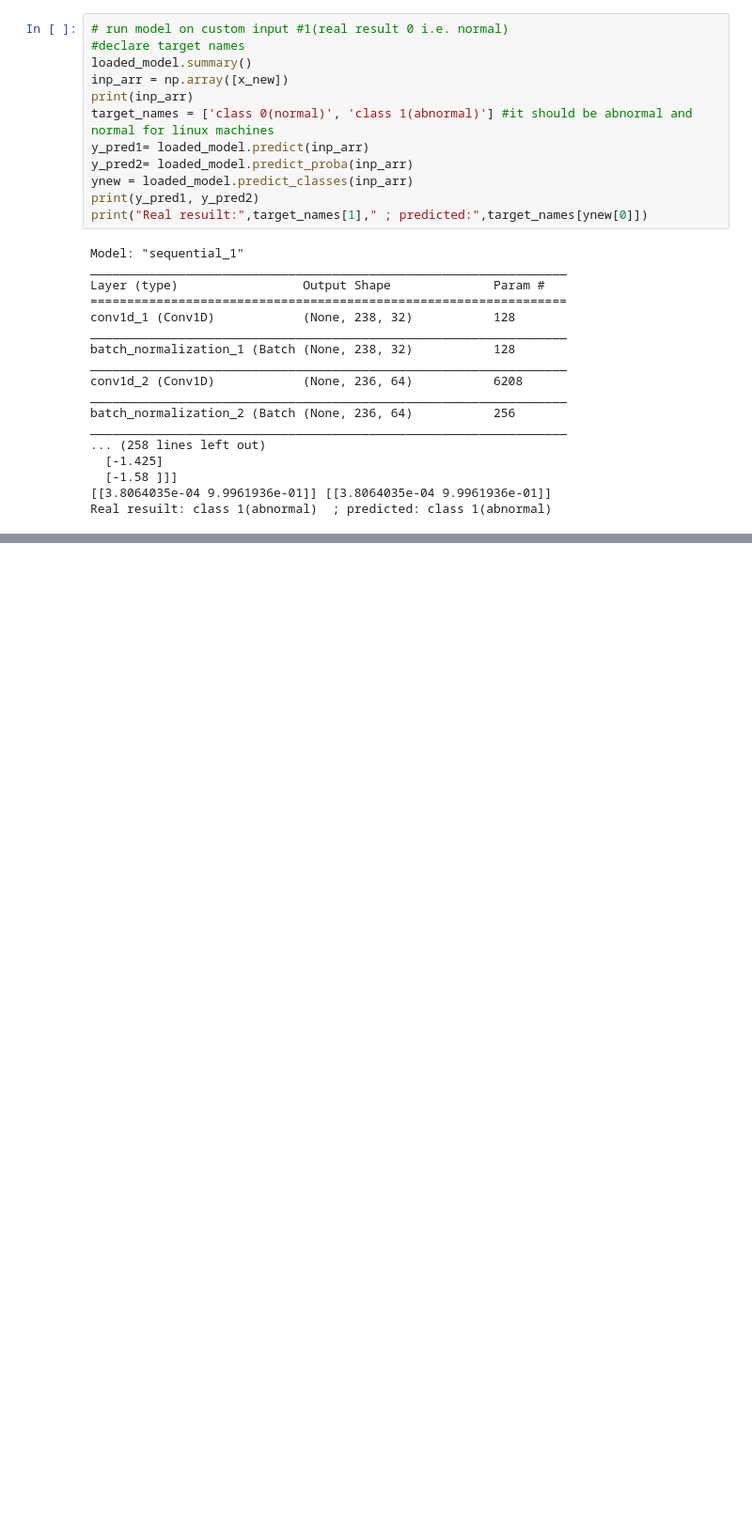
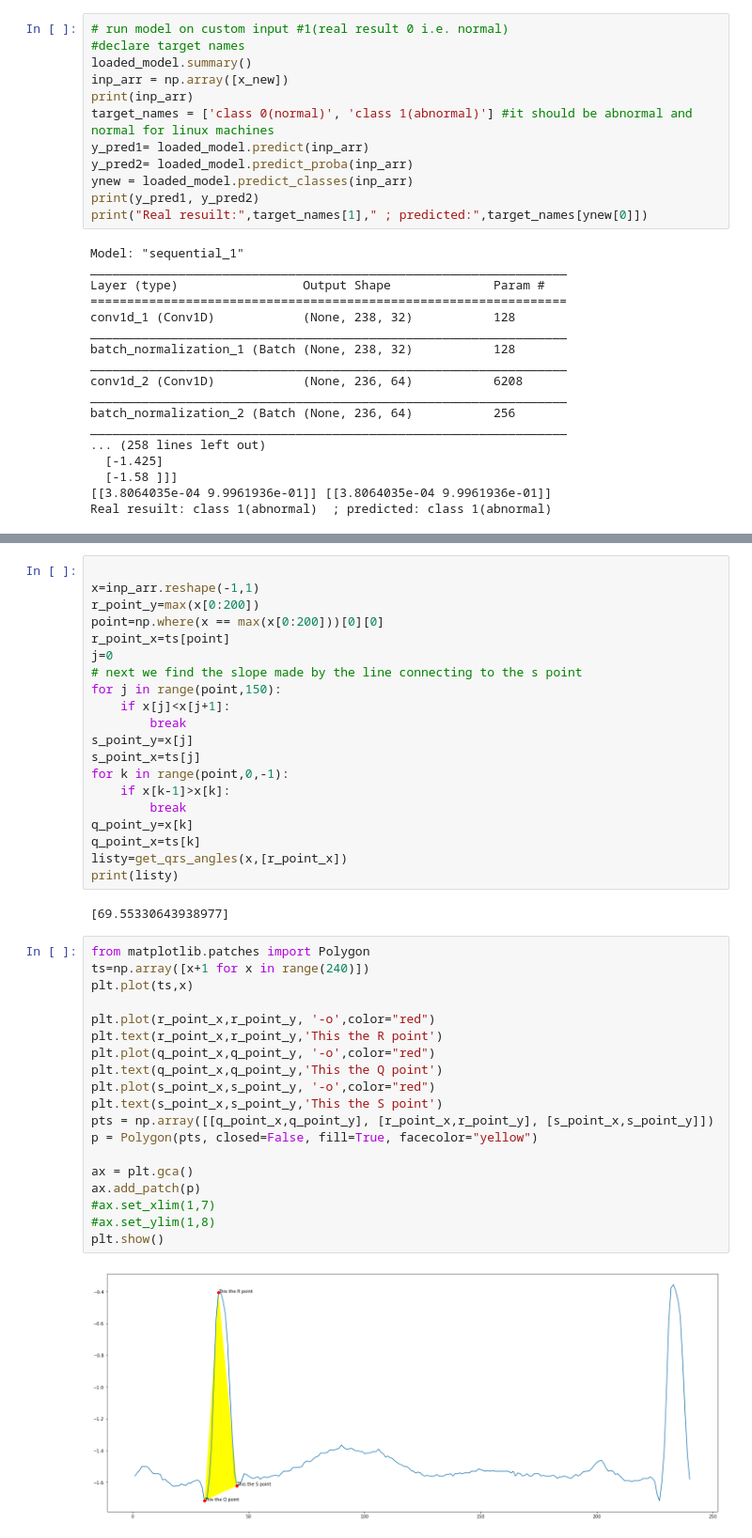
Before and after one commit to SubrataSarkar32/myocardial-ischaemia-detect, a Jupyter notebook: check_individual_inputs.ipynb, the cells around one changed output, grey strips where cells are left out. Shown at 94% size. Saved outputs shown, nothing was run; the diff lists cells and outputs as text; blank space fills up the shorter version.

```diff
--- a/check_individual_inputs.ipynb
+++ b/check_individual_inputs.ipynb
@@ -361,0 +390,43 @@ Real resuilt: class 1(abnormal)  ; predicted: class 1(abnormal)
+# %%
+
+x=inp_arr.reshape(-1,1)
+r_point_y=max(x[0:200])
+point=np.where(x == max(x[0:200]))[0][0]
+r_point_x=ts[point]
+j=0
+# next we find the slope made by the line connecting to the s point
+for j in range(point,150):
+    if x[j]<x[j+1]:
+        break
+s_point_y=x[j]
+s_point_x=ts[j]
+for k in range(point,0,-1):
+    if x[k-1]>x[k]:
+        break
+q_point_y=x[k]
+q_point_x=ts[k]
+listy=get_qrs_angles(x,[r_point_x])
+print(listy)
+# %% [output]
+[69.55330643938977]
+# %%
+from matplotlib.patches import Polygon
+ts=np.array([x+1 for x in range(240)])
+plt.plot(ts,x)
+
+plt.plot(r_point_x,r_point_y, '-o',color="red")
+plt.text(r_point_x,r_point_y,'This the R point')
+plt.plot(q_point_x,q_point_y, '-o',color="red")
+plt.text(q_point_x,q_point_y,'This the Q point')
+plt.plot(s_point_x,s_point_y, '-o',color="red")
+plt.text(s_point_x,s_point_y,'This the S point')
+pts = np.array([[q_point_x,q_point_y], [r_point_x,r_point_y], [s_point_x,s_point_y]])
+p = Polygon(pts, closed=False, fill=True, facecolor="yellow")
+
+ax = plt.gca()
+ax.add_patch(p)
+#ax.set_xlim(1,7)
+#ax.set_ylim(1,8)
+plt.show()
+# %% [output]
+[figure, added]
```
Also changed, not shown: parts of 1 cell of this notebook, 2 other files.
